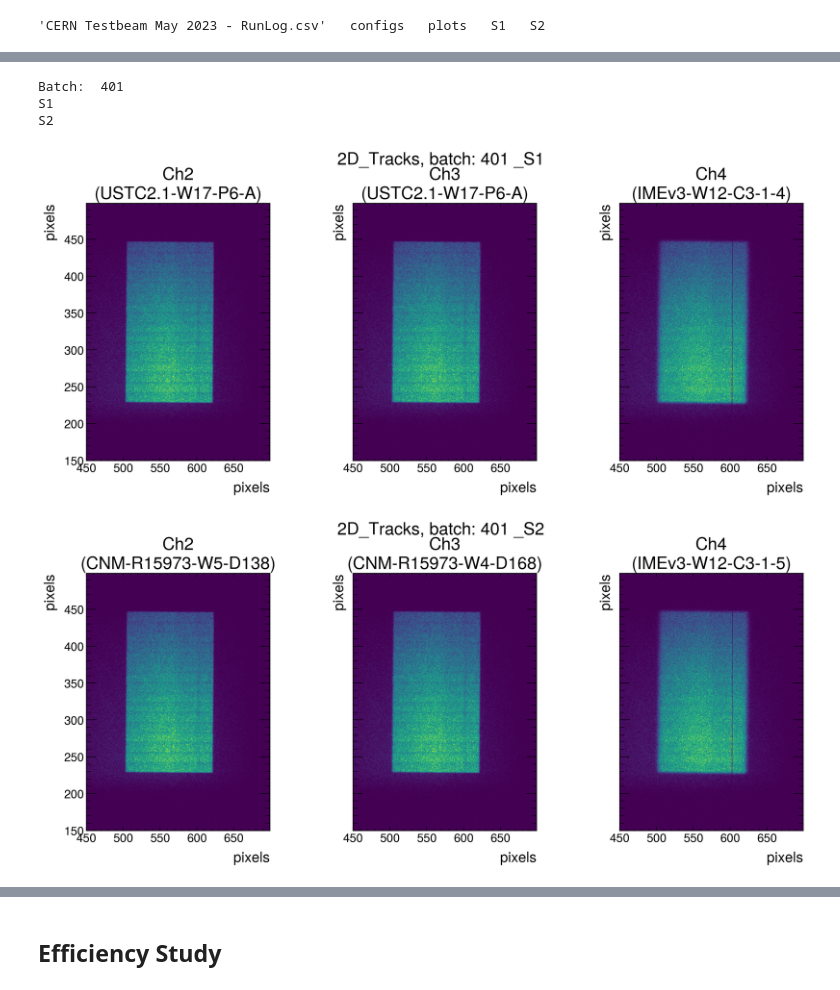
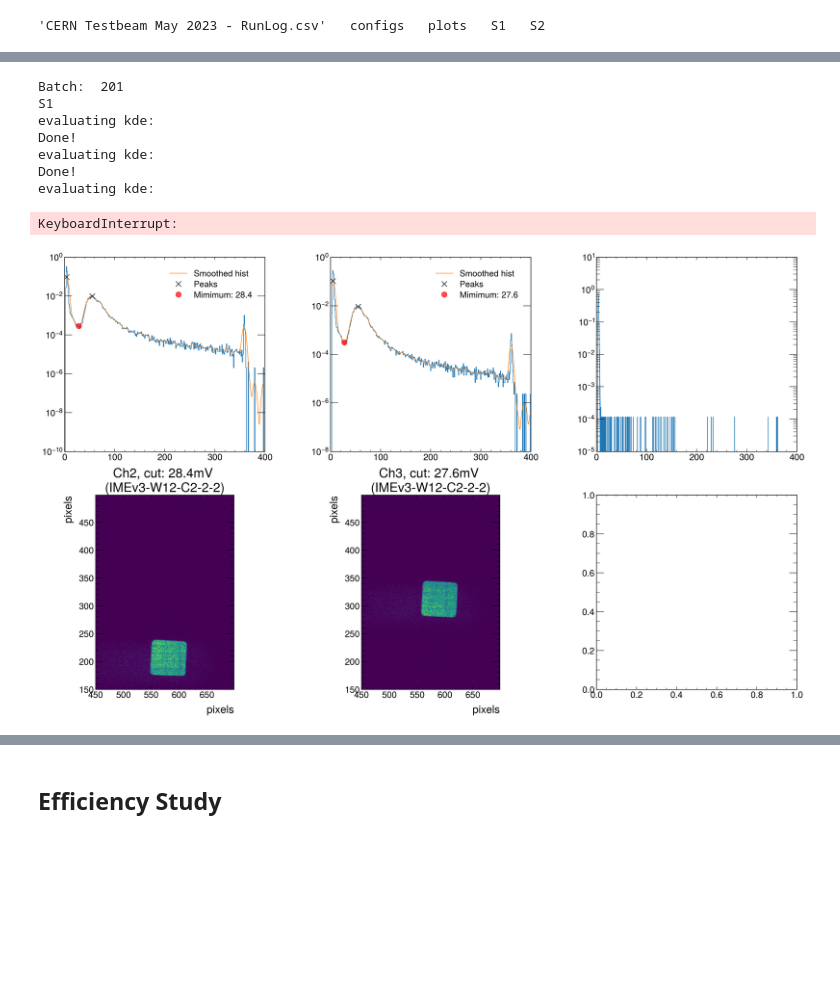
Before and after one commit to TheMarcello/testbeam-analysis, a Jupyter notebook: PulseHeight_cut.ipynb, the cells around one changed output, grey strips where cells are left out. Saved outputs shown, nothing was run; the diff lists cells and outputs as text; code cells hidden in the pictures; blank space fills up the shorter version.

Commit message:
trying to use gaussia kernel density estimate instead of the convolution (to smooth the histogram) in find_min_btw_peaks

```diff
--- a/PulseHeight_cut.ipynb
+++ b/PulseHeight_cut.ipynb
@@ -114,11 +125,12 @@ def plot(df, plot_type, batch, *, sensors=None, bins=200, n_DUT=3,
     Function to produce the plots \n
     Parameters
     ----------
-    df:             dataframe of the data to plot
+    df:             FULL dataframe of the data to plot (each plot_type select the data it needs)
     plot_type:      type of plot, options are:
                         '2D_Tracks':    2D plot of the reconstructed tracks
                         '1D_Tracks':    histogram of reconstructed tracks distribution (Xtr and Ytr)
                         'pulseHeight':  histogram of the pulseHeight of all channels (log scale)
+                        '2D_Sensors':   2D plot of tracks with pulseHeight cut (highlighting the sensors)
     batch:          batch number
     sensors:        dictionary of the sensors in this batch
     bins:           binning options, (int,int) or (bin_edges_list, bin_edges_list), can be different for different plot_type
@@ -144,7 +156,7 @@ def plot(df, plot_type, batch, *, sensors=None, bins=200, n_DUT=3,
                 axes[i].set_ylabel('pixels', fontsize=20)
 
         case "1D_Tracks":        # 1D tracks plots
-            fig, axes = plt.subplots(nrows=1, ncols=2, figsize=(15,5), dpi=200, sharey='all')
+            fig, axes = plt.subplots(nrows=1, ncols=2, figsize=(15,6), dpi=200, sharey='all')
             for i in range(n_DUT):
                 add_histogram(axes[0], df[f"Xtr_{i}"], label=f"Xtr_{i}", bins=bins[0], **kwrd_arg)
                 add_histogram(axes[1], df[f"Ytr_{i}"], label=f"Ytr_{i}", bins=bins[1], **kwrd_arg)
@@ -166,25 +178,29 @@ def plot(df, plot_type, batch, *, sensors=None, bins=200, n_DUT=3,
             axes.grid('--')
 
         case "2D_Sensors":        # 2D tracks plots filtering some noise out (pulseHeight cut)
-            fig, axes = plt.subplots(nrows=1, ncols=n_DUT, figsize=(15,6), sharex='all', sharey='all', dpi=200)
-            mins = [find_min_btw_peaks(df[f"pulseHeight_{i}"], bins='auto', plot=False) for i in range(1,n_DUT+1)]
+            fig, axes = plt.subplots(nrows=2, ncols=n_DUT, figsize=(20,12), sharex=False, sharey=False, dpi=200)
             fig.tight_layout(w_pad=6, h_pad=4)
             for i in range(n_DUT):
-                pulseHeight_filter = np.where(df[f"pulseHeight_{i+1}"]>mins[i])
-                hist, _, _, _, = axes[i].hist2d(df[f"Xtr_{i}"].iloc[pulseHeight_filter], df[f"Ytr_{i}"].iloc[pulseHeight_filter],
+                minimum = find_min_btw_peaks(df[f"pulseHeight_{i+1}"], bins='auto', plot=True, fig_ax=(fig,axes[0,i]),
+                                             savefig=True, savefig_details=f"_{batch}_DUT{i}"+savefig_details)
+                if not minimum:    # if minimum is None or some other invalid value
+                    print("No minimum, no plot")
+                    continue
+                pulseHeight_filter = np.where(df[f"pulseHeight_{i+1}"]>minimum)
+                hist, _, _, _, = axes[1,i].hist2d(df[f"Xtr_{i}"].iloc[pulseHeight_filter], df[f"Ytr_{i}"].iloc[pulseHeight_filter],
                                                 bins=bins, **kwrd_arg)
-                if sensors: axes[i].set_title(f"Ch{i+2}, "+"cut: %.1f"%mins[i]+f"mV \n({sensors[f'Ch{i+2}']})")
-                else: axes[i].set_title(f"Ch{i+2}")
-                axes[i].set_aspect('equal')
-                axes[i].set_xlabel('pixels', fontsize=20)
-                axes[i].set_ylabel('pixels', fontsize=20)
+                if sensors: axes[1,i].set_title(f"Ch{i+2}, "+"cut: %.1f"%minimum+f"mV \n({sensors[f'Ch{i+2}']})")
+                else: axes[1,i].set_title(f"Ch{i+2}")
+                axes[1,i].set_aspect('equal')
+                axes[1,i].set_xlabel('pixels', fontsize=20)
+                axes[1,i].set_ylabel('pixels', fontsize=20)
 
         case other:
             print("""No plot_type found, options are:
             '2D_Tracks', '1D_Tracks', 'pulseHeight', '2D_Sensors' """)
             return
 
-    fig.suptitle(f"{plot_type}, batch: {batch} {savefig_details}", fontsize=24, y=1.1)
+    fig.suptitle(f"{plot_type}, batch: {batch} {savefig_details}", fontsize=24, y=1.15)
 
     if savefig: fig.savefig(f"{savefig_path}/{plot_type}_{batch}{savefig_details}.jpg", bbox_inches="tight")
     return fig, axes
@@ -220,37 +232,42 @@ small_bins = (np.arange(525, 650, 1),
 transimpedance = 4700 #ohm
 
 # Load the dataframe of sensor names
 sensors_list = read_pickle("sensors_list.pickle")
 dict_of_runs = read_pickle("dict_of_runs.pickle")
 if verbose:
     print(sensors_list)
     print(dict_of_runs)
 # I wanna save data from both scopes
 # this_batch = 301
 
 branches = ["eventNumber", "Xtr", "Ytr", "pulseHeight", "charge", "timeCFD20", "timeCFD50", "timeCFD70"]
 columns_to_remove = ["Xtr_4","Xtr_5","Xtr_6","Xtr_7","Ytr_4","Ytr_5","Ytr_6","Ytr_7"]
 
-this_batch = 401
+this_batch = 201
 print("Batch: ", this_batch)
 dir_path = {}
 df = {}  # dictionary containing the two dataframes of the two oscilloscopes
 
 for S in ["S1","S2"]: # the two scopes
     print(S)
     dir_path[S] = f"../Data_TestBeam/2023_May/{S}/"
     file_path = f"tree_May2023_{S}_{this_batch}.root"
     df[S] = root_to_df(os.path.join(dir_path[S], file_path), branches)
     df[S] = df[S].drop(columns=columns_to_remove)
-    plot(df[S],"2D_Tracks", batch=this_batch, sensors=sensors_list[this_batch][S], bins=bins,
-    savefig=False, savefig_details=f'_{S}')
+#     plot(df[S],"2D_Tracks", batch=this_batch, sensors=sensors_list[this_batch][S], bins=bins,
+    plot(df[S], "2D_Sensors", this_batch, sensors=sensors_list[this_batch][S], bins=bins,
+    savefig=True, savefig_details=f'_{S}')
 
 # plt.close('all')
 # plot(df["S2"],"2D_Tracks", batch=this_batch, sensors=sensors_list[this_batch]["S2"], bins=bins,
 #     savefig=True, savefig_details='_S2')
 # %% [output]
-Batch:  401
+Batch:  201
 S1
-S2
+evaluating kde:
+Done!
+evaluating kde:
+Done!
+evaluating kde:
+KeyboardInterrupt:
-[figure, old version]
+[figure, new version]
-[figure, removed]
```
Also changed, not shown: parts of 14 cells of this notebook, 1 other file.
